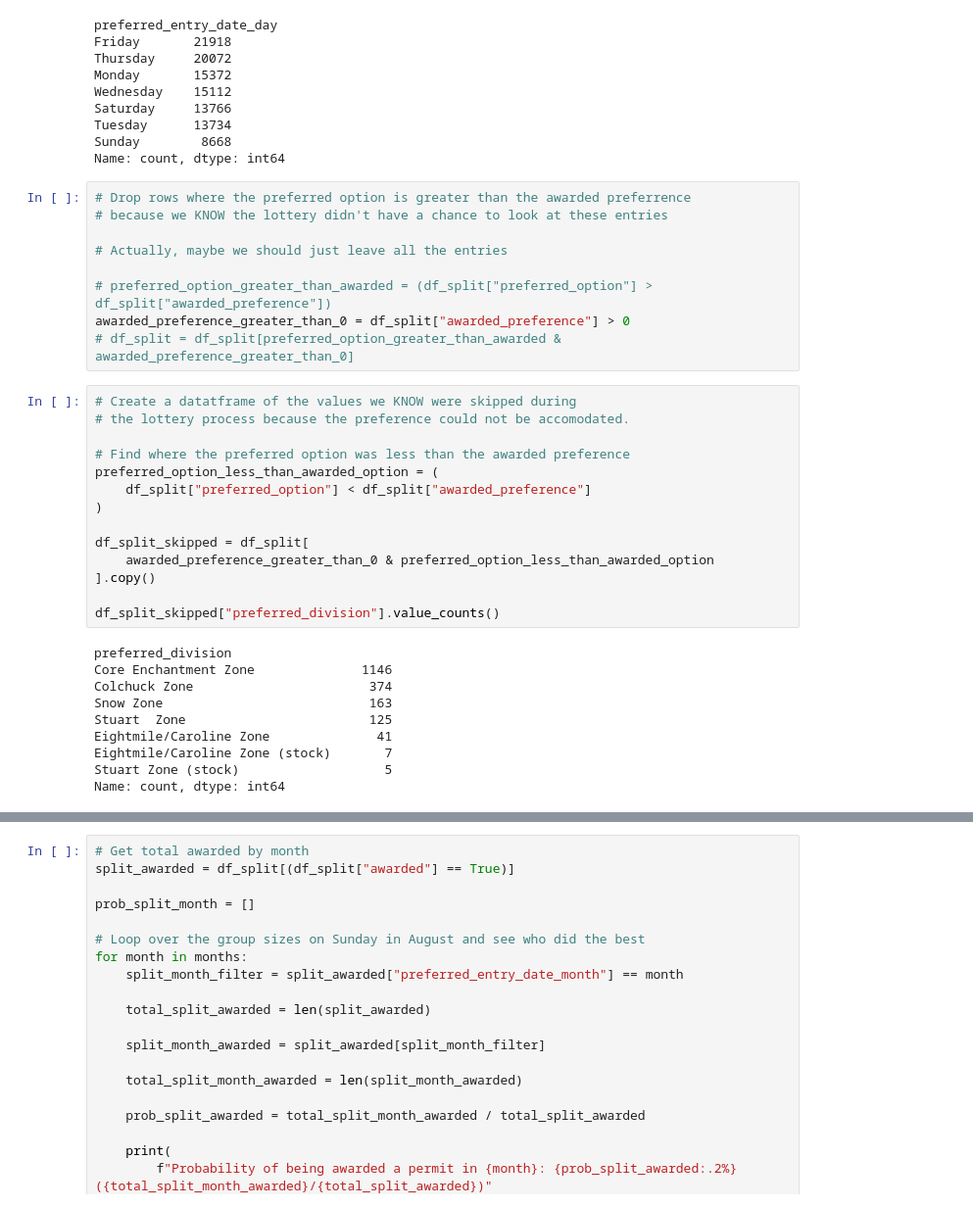
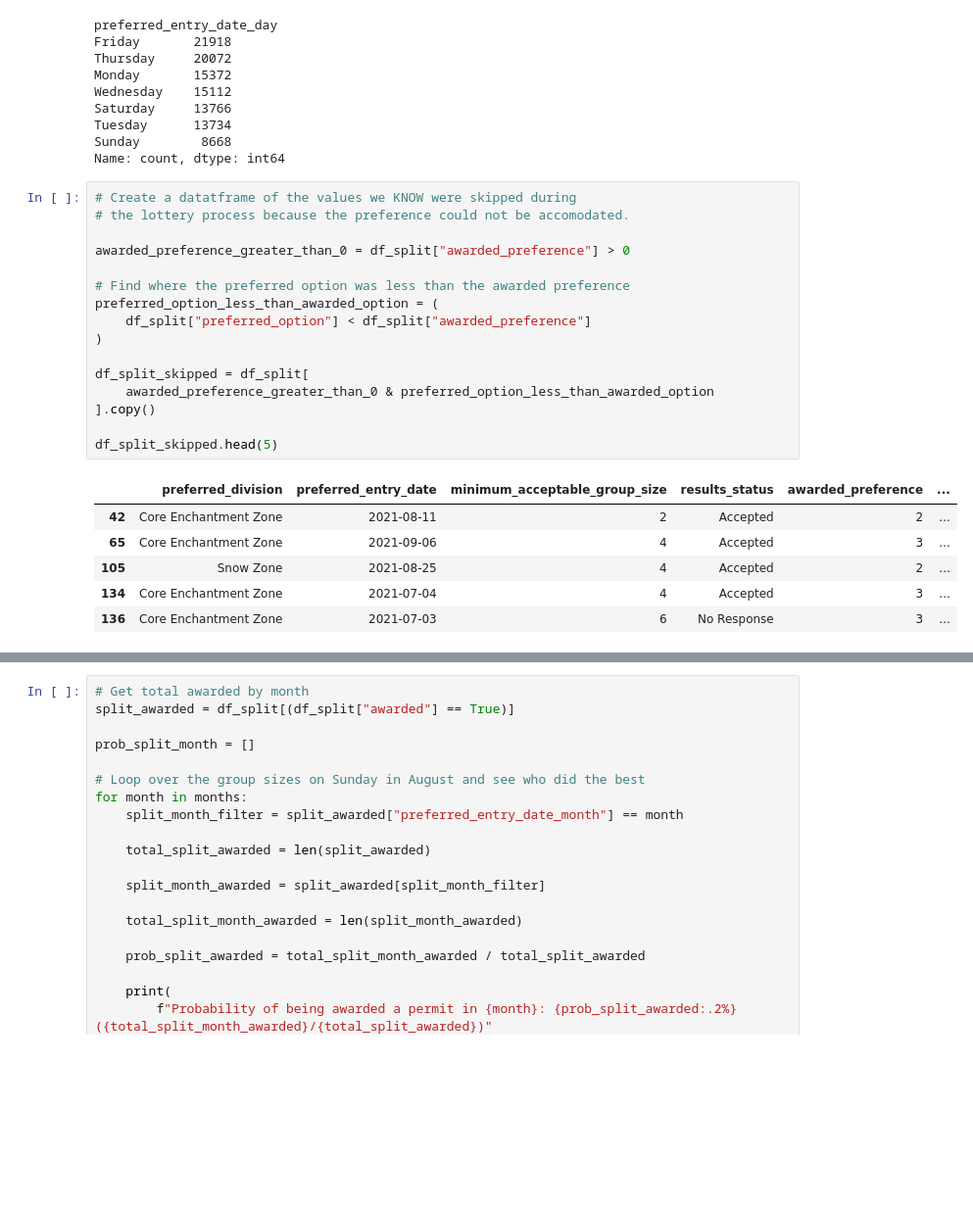
Before and after one commit to jarrett-retz-tech-services/enchantments_lottery, a Jupyter notebook: analysis.ipynb, the cells around one changed output, grey strips where cells are left out. Shown at 98% size. Drawn from its saved outputs; the diff is of its cells as text; blank space fills up the shorter version.

```diff
--- a/analysis.ipynb
+++ b/analysis.ipynb
@@ -571,36 +407,26 @@ Saturday     13766
 Tuesday      13734
 Sunday        8668
 Name: count, dtype: int64
-# %%
-# Drop rows where the preferred option is greater than the awarded preferrence
-# because we KNOW the lottery didn't have a chance to look at these entries
-
-# Actually, maybe we should just leave all the entries
-
-# preferred_option_greater_than_awarded = (df_split["preferred_option"] > df_split["awarded_preference"])
-awarded_preference_greater_than_0 = df_split["awarded_preference"] > 0
-# df_split = df_split[preferred_option_greater_than_awarded & awarded_preference_greater_than_0]
 # %%
 # Create a datatframe of the values we KNOW were skipped during
 # the lottery process because the preference could not be accomodated.
+
+awarded_preference_greater_than_0 = df_split["awarded_preference"] > 0
 
 # Find where the preferred option was less than the awarded preference
 preferred_option_less_than_awarded_option = (
     df_split["preferred_option"] < df_split["awarded_preference"]
 )
 
 df_split_skipped = df_split[
     awarded_preference_greater_than_0 & preferred_option_less_than_awarded_option
 ].copy()
 
-df_split_skipped["preferred_division"].value_counts()
+df_split_skipped.head(5)
 # %% [output]
-preferred_division
-Core Enchantment Zone              1146
-Colchuck Zone                       374
-Snow Zone                           163
-Stuart  Zone                        125
-Eightmile/Caroline Zone              41
-Eightmile/Caroline Zone (stock)       7
-Stuart Zone (stock)                   5
-Name: count, dtype: int64
+|  | preferred_division | preferred_entry_date | minimum_acceptable_group_size | results_status | awarded_preference | ... |
+| 42 | Core Enchantment Zone | 2021-08-11 | 2 | Accepted | 2 | ... |
+| 65 | Core Enchantment Zone | 2021-09-06 | 4 | Accepted | 3 | ... |
+| 105 | Snow Zone | 2021-08-25 | 4 | Accepted | 2 | ... |
+| 134 | Core Enchantment Zone | 2021-07-04 | 4 | Accepted | 3 | ... |
+| 136 | Core Enchantment Zone | 2021-07-03 | 6 | No Response | 3 | ... |
```
Also changed, not shown: parts of 111 cells of this notebook.
